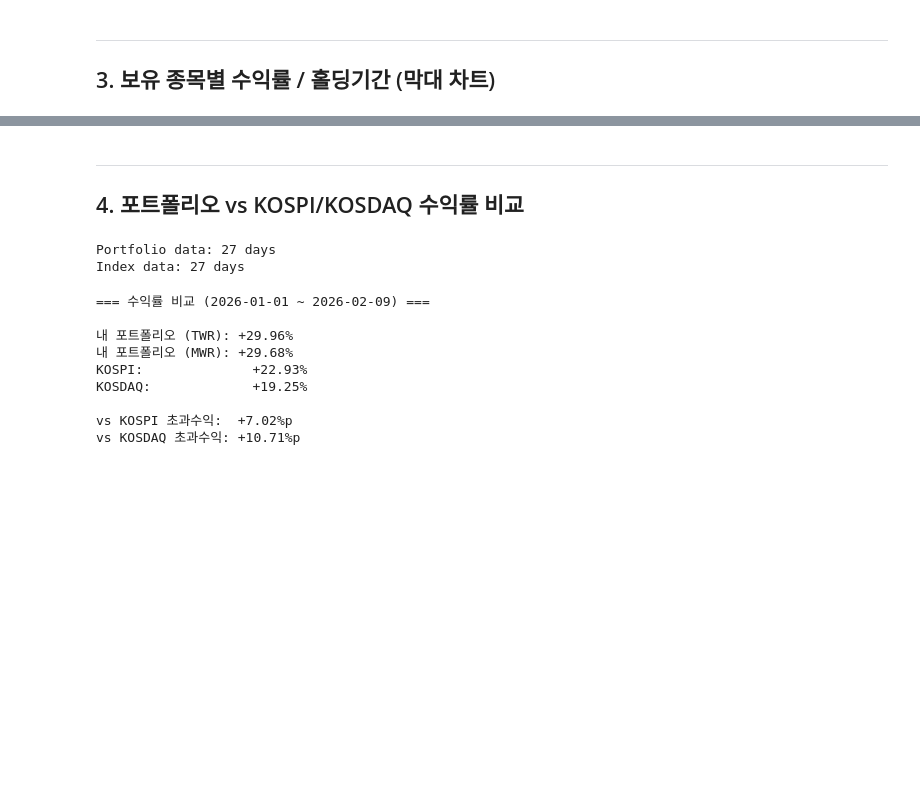
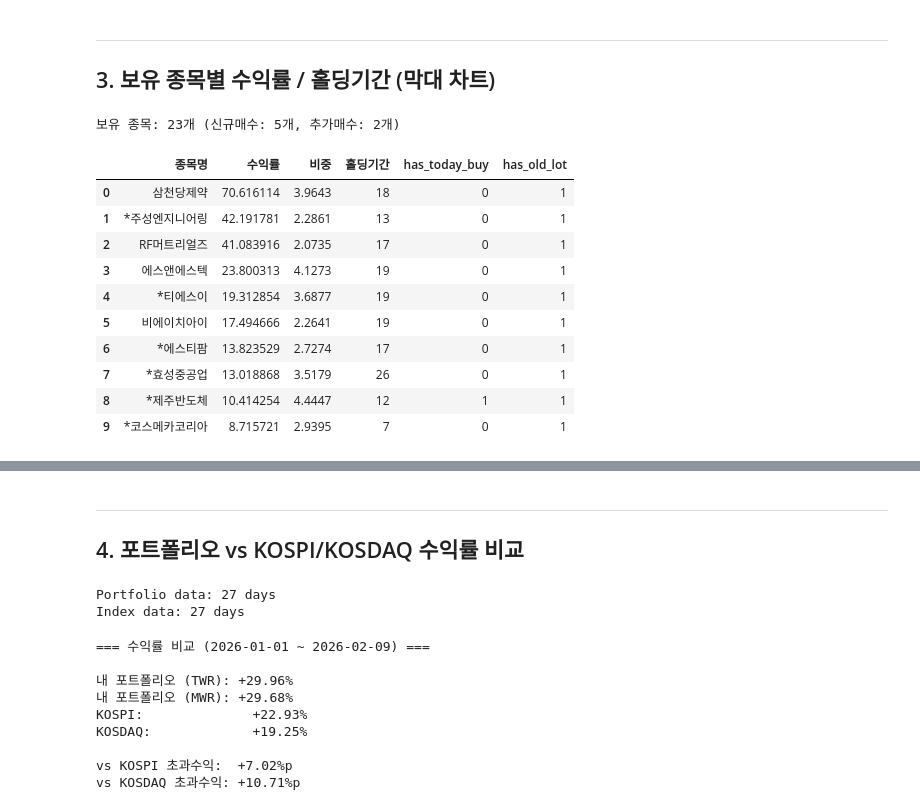
Before and after one commit to brighter87-star/asset, a Jupyter notebook: notebooks/portfolio_analysis.ipynb, the cells around one changed output, grey strips where cells are left out. Drawn from its saved outputs; the diff is of its cells as text; code cells hidden in the pictures; blank space fills up the shorter version.

```diff
--- a/notebooks/portfolio_analysis.ipynb
+++ b/notebooks/portfolio_analysis.ipynb
@@ -320,10 +335,24 @@ plt.show()
 ---
 ## 3. 보유 종목별 수익률 / 홀딩기간 (막대 차트)
 # %%
-# portfolio_snapshot + daily_lots 기준 (종목코드별 합산 + 홀딩기간 + 신규/추가매수)
+# portfolio_snapshot 기준 종목별 종합 수익률 (신용/현금 통합, lot 구분 없이)
 sql_holdings = """
-WITH prev_holdings AS (
-    -- 전일 보유 종목 (숫자만 추출하여 종목코드로 사용)
+WITH stock_summary AS (
+    -- 종목코드별 합산 (신용/현금 통합)
+    SELECT
+        stock_code,
+        MAX(stock_name) AS stock_name,
+        SUM(total_quantity) AS total_quantity,
+        SUM(total_cost) AS total_cost,
+        MAX(current_price) AS current_price,
+        SUM(market_value) AS market_value,
+        SUM(unrealized_pnl) AS unrealized_pnl,
+        SUM(portfolio_weight_pct) AS portfolio_weight_pct
+    FROM portfolio_snapshot
+    WHERE snapshot_date = :snapshot_date
+    GROUP BY stock_code
+),
+prev_holdings AS (
     SELECT DISTINCT REGEXP_REPLACE(stk_cd, '[^0-9]', '') AS stock_code
     FROM holdings
     WHERE snapshot_date = (
@@ -331,7 +360,6 @@ WITH prev_holdings AS (
     )
 ),
 holdings_first_date AS (
-    -- holdings 테이블에서 종목별 최초 보유일 (daily_lots에 없는 종목의 홀딩기간 폴백용)
     SELECT
         REGEXP_REPLACE(stk_cd, '[^0-9]', '') AS stock_code,
         MIN(snapshot_date) AS first_held_date
@@ -339,64 +367,74 @@ holdings_first_date AS (
     GROUP BY REGEXP_REPLACE(stk_cd, '[^0-9]', '')
 ),
 today_net_buy AS (
-    -- 당일 순매수량이 양수인 종목만 (매수 후 전량 매도한 종목 제외)
     SELECT
-        REGEXP_REPLACE(stk_cd, '[^0-9]', '') AS stock_code
+        stk_cd AS stock_code
     FROM account_trade_history
     WHERE trade_date = :snapshot_date
-    GROUP BY REGEXP_REPLACE(stk_cd, '[^0-9]', '')
+    GROUP BY stk_cd
     HAVING SUM(CASE WHEN io_tp_nm LIKE '%매수%' THEN cntr_qty ELSE 0 END)
          > SUM(CASE WHEN io_tp_nm LIKE '%매도%' OR io_tp_nm LIKE '%상환%' THEN cntr_qty ELSE 0 END)
 )
 SELECT
-    ps.stock_code AS 종목코드,
-    MAX(ps.stock_name) AS 종목명,
-    SUM(ps.total_quantity) AS 수량,
-    SUM(ps.total_cost) / SUM(ps.total_quantity) AS 매수평균가,
-    MAX(ps.current_price) AS 현재가,
-    SUM(ps.market_value) AS 평가금액,
-    SUM(ps.unrealized_pnl) / SUM(ps.total_cost) * 100 AS 수익률,
-    SUM(ps.portfolio_weight_pct) AS 비중,
+    ss.stock_code AS 종목코드,
+    ss.stock_name AS 종목명,
+    ss.total_quantity AS 수량,
+    ss.total_cost / ss.total_quantity AS 매수평균가,
+    ss.current_price AS 현재가,
+    ss.market_value AS 평가금액,
+    ss.unrealized_pnl / ss.total_cost * 100 AS 수익률,
+    ss.portfolio_weight_pct AS 비중,
     COALESCE(
         MAX(dl.holding_days),
         DATEDIFF(:snapshot_date, MIN(dl.trade_date)),
         DATEDIFF(:snapshot_date, MIN(hf.first_held_date))
     ) AS 홀딩기간,
-    -- 당일 순매수량 > 0인 종목만 오늘 매수로 판정
     MAX(CASE WHEN tnb.stock_code IS NOT NULL THEN 1 ELSE 0 END) AS has_today_buy,
-    -- 오늘 이전 lot이 있는지 (open lots OR 전일 보유)
     MAX(CASE WHEN dl.trade_date < :snapshot_date OR ph.stock_code IS NOT NULL THEN 1 ELSE 0 END) AS has_old_lot
-FROM portfolio_snapshot ps
-LEFT JOIN daily_lots dl ON ps.stock_code = dl.stock_code AND dl.is_closed = FALSE
-LEFT JOIN prev_holdings ph ON ps.stock_code = ph.stock_code
-LEFT JOIN holdings_first_date hf ON ps.stock_code = hf.stock_code
-LEFT JOIN today_net_buy tnb ON ps.stock_code = tnb.stock_code
-WHERE ps.snapshot_date = :snapshot_date
-GROUP BY ps.stock_code
+FROM stock_summary ss
+LEFT JOIN daily_lots dl ON ss.stock_code = dl.stock_code AND dl.is_closed = FALSE
+LEFT JOIN prev_holdings ph ON ss.stock_code = ph.stock_code
+LEFT JOIN holdings_first_date hf ON ss.stock_code = hf.stock_code
+LEFT JOIN today_net_buy tnb ON ss.stock_code = tnb.stock_code
+GROUP BY ss.stock_code, ss.stock_name, ss.total_quantity, ss.total_cost,
+         ss.current_price, ss.market_value, ss.unrealized_pnl, ss.portfolio_weight_pct
 ORDER BY 수익률 DESC
 """
 
 df_holdings = pd.read_sql(text(sql_holdings), engine, params={"snapshot_date": LATEST_TRADING_DATE})
 
 # 종목명에서 * 제거
 df_holdings["clean_name"] = df_holdings["종목명"].str.replace("*", "", regex=False).str.strip()
 
 # 라벨 결정: 신규매수 / 추가매수 / 없음
 def get_label(row):
     name = row['clean_name']
     if row['has_today_buy'] and row['has_old_lot']:
         return f"{name}\n(추가매수)"
     elif row['has_today_buy'] and not row['has_old_lot']:
         return f"{name}\n(신규매수)"
     else:
         return name
 
 df_holdings["표시명"] = df_holdings.apply(get_label, axis=1)
 
 new_buy_count = ((df_holdings['has_today_buy'] == 1) & (df_holdings['has_old_lot'] == 0)).sum()
 add_buy_count = ((df_holdings['has_today_buy'] == 1) & (df_holdings['has_old_lot'] == 1)).sum()
 print(f"보유 종목: {len(df_holdings)}개 (신규매수: {new_buy_count}개, 추가매수: {add_buy_count}개)")
 df_holdings[['종목명', '수익률', '비중', '홀딩기간', 'has_today_buy', 'has_old_lot']].head(10)
+# %% [output]
+보유 종목: 23개 (신규매수: 5개, 추가매수: 2개)
+|  | 종목명 | 수익률 | 비중 | 홀딩기간 | has_today_buy | has_old_lot |
+| 0 | 삼천당제약 | 70.616114 | 3.9643 | 18 | 0 | 1 |
+| 1 | *주성엔지니어링 | 42.191781 | 2.2861 | 13 | 0 | 1 |
+| 2 | RF머트리얼즈 | 41.083916 | 2.0735 | 17 | 0 | 1 |
+| 3 | 에스앤에스텍 | 23.800313 | 4.1273 | 19 | 0 | 1 |
+| 4 | *티에스이 | 19.312854 | 3.6877 | 19 | 0 | 1 |
+| 5 | 비에이치아이 | 17.494666 | 2.2641 | 19 | 0 | 1 |
+| 6 | *에스티팜 | 13.823529 | 2.7274 | 17 | 0 | 1 |
+| 7 | *효성중공업 | 13.018868 | 3.5179 | 26 | 0 | 1 |
+| 8 | *제주반도체 | 10.414254 | 4.4447 | 12 | 1 | 1 |
+| 9 | *코스메카코리아 | 8.715721 | 2.9395 | 7 | 0 | 1 |
 # %%
 # 막대 차트 설정 (수익률 + 비중 + 홀딩기간 표시)
 MAX_BARS = len(df_holdings)  # 전체 표시 (필요시 숫자로 변경: 예) MAX_BARS = 35)
```
Also changed, not shown: parts of 3 cells of this notebook.
